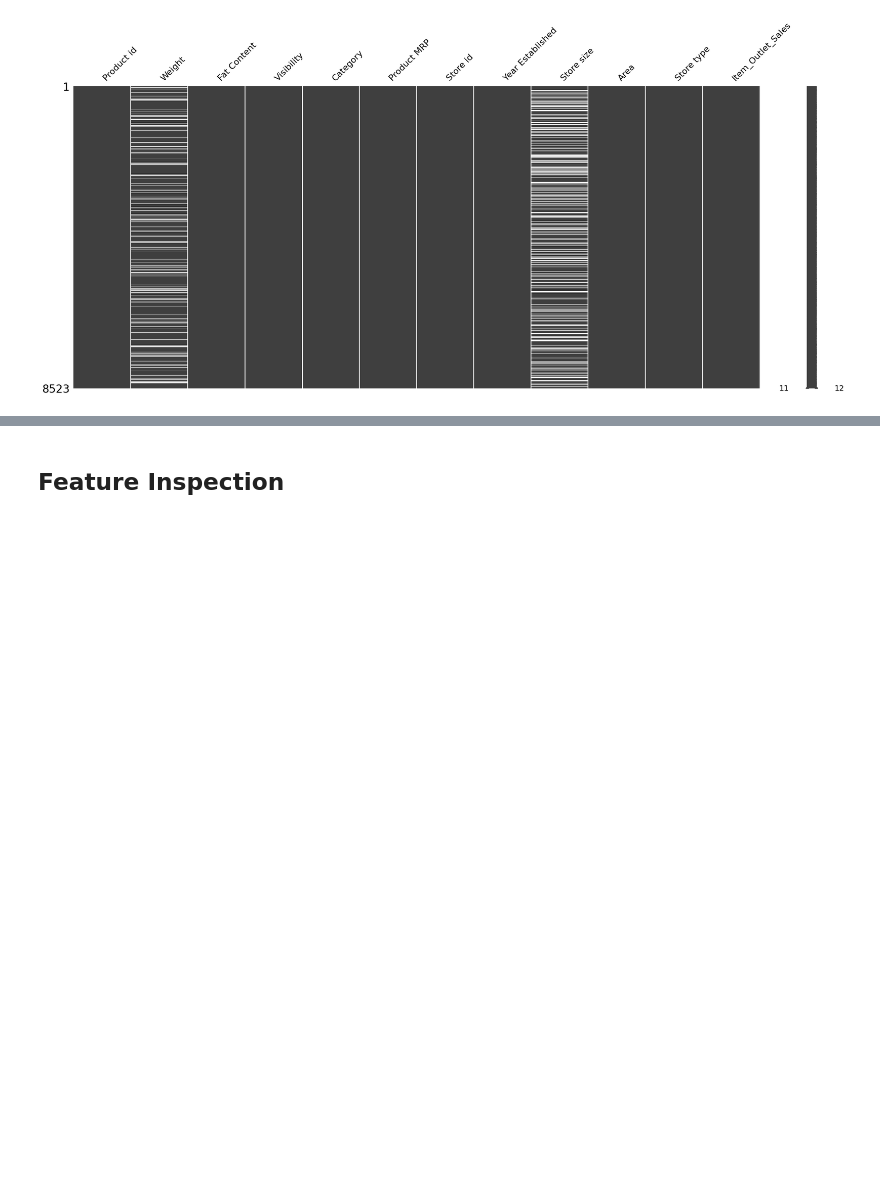
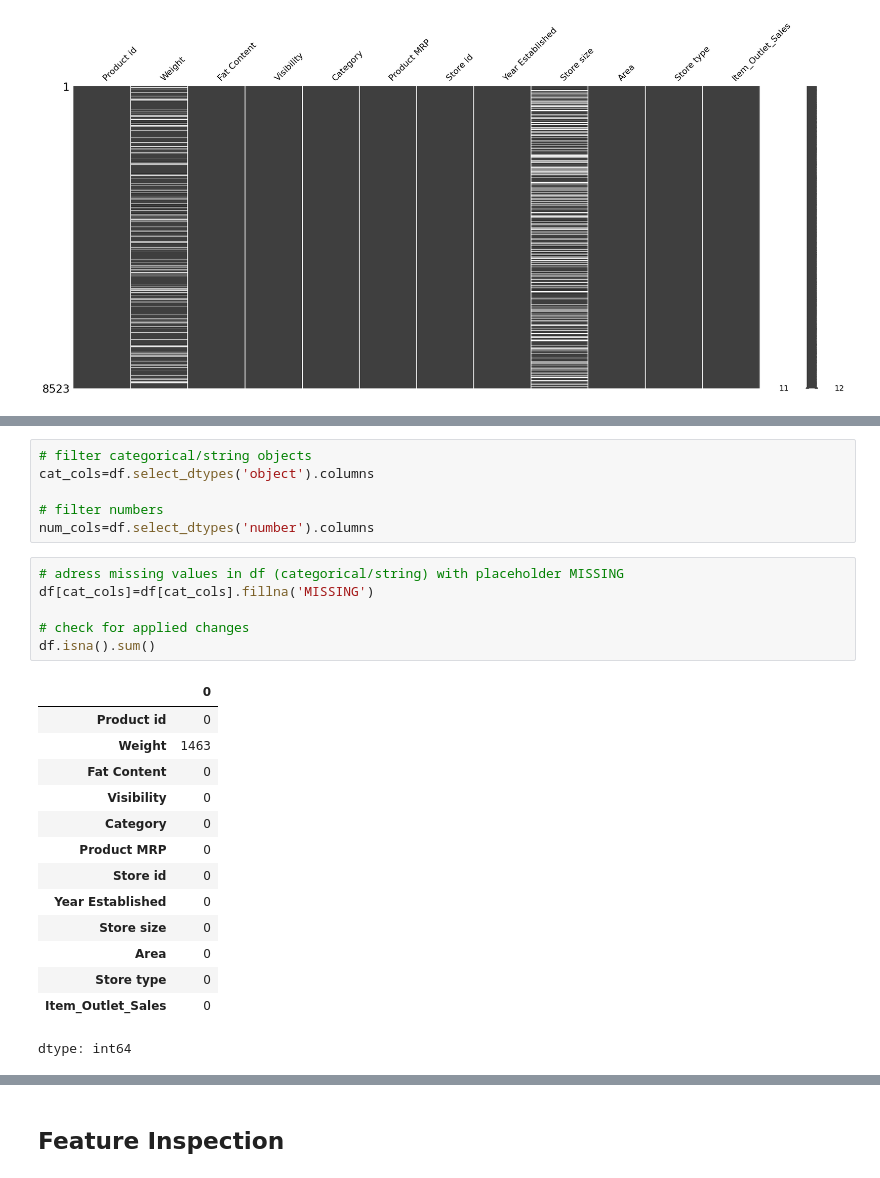
Before and after one commit to swirita/Prediction-of-Product-Sales, a Jupyter notebook: Prediction_of_Product_Sales.ipynb, the cells around one changed output, grey strips where cells are left out. Cells and saved outputs as stored; diff of their text form; blank space fills up the shorter version.

```diff
--- a/Prediction_of_Product_Sales.ipynb
+++ b/Prediction_of_Product_Sales.ipynb
@@ -209,0 +252,27 @@ df[null_weight_store_size]
+# %%
+# filter categorical/string objects
+cat_cols=df.select_dtypes('object').columns
+
+# filter numbers
+num_cols=df.select_dtypes('number').columns
+# %%
+# adress missing values in df (categorical/string) with placeholder MISSING
+df[cat_cols]=df[cat_cols].fillna('MISSING')
+
+# check for applied changes
+df.isna().sum()
+# %% [output]
+|  | 0 |
+| Product id | 0 |
+| Weight | 1463 |
+| Fat Content | 0 |
+| Visibility | 0 |
+| Category | 0 |
+| Product MRP | 0 |
+| Store id | 0 |
+| Year Established | 0 |
+| Store size | 0 |
+| Area | 0 |
+| Store type | 0 |
+| Item_Outlet_Sales | 0 |
+dtype: int64
```
Also changed, not shown: parts of 26 cells of this notebook.
